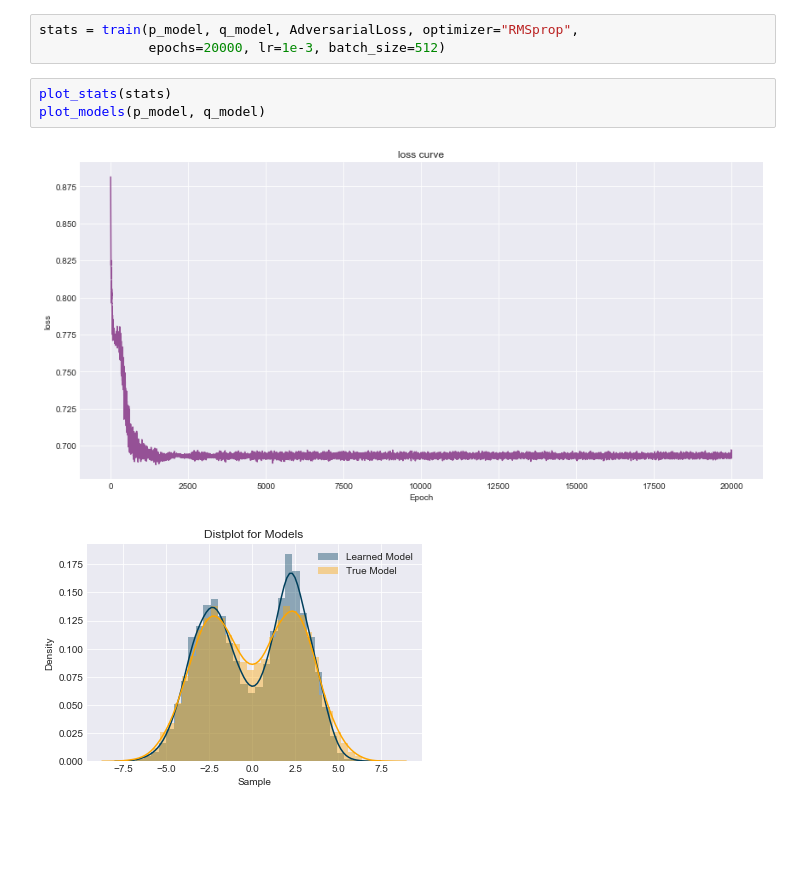
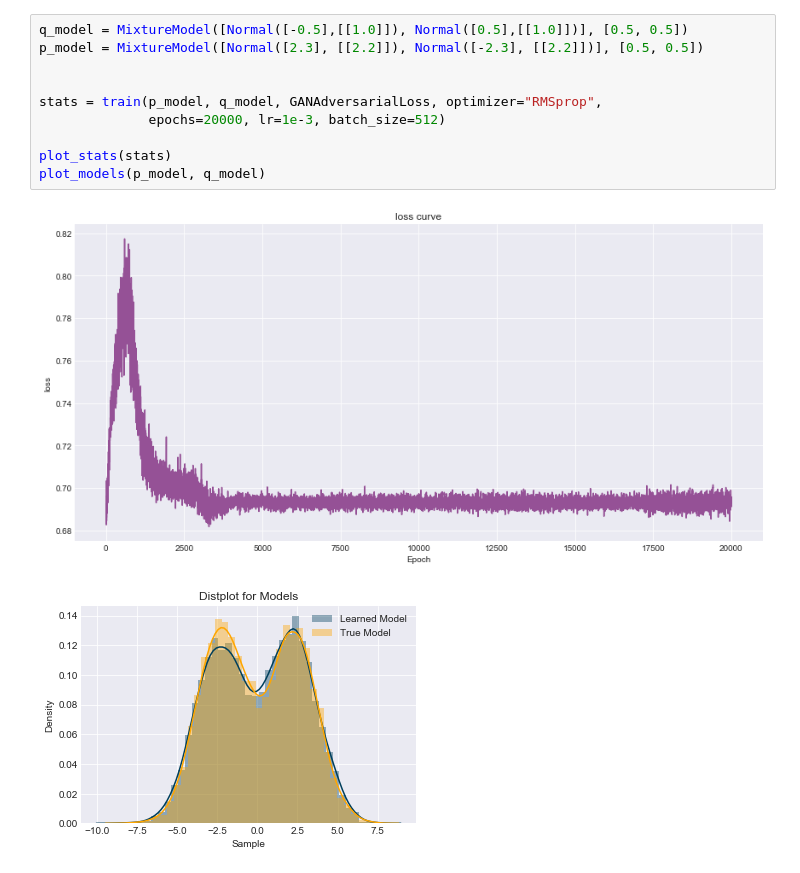
Before and after one commit to nextBillyonair/DPM, a Jupyter notebook: AdversarialLoss.ipynb, the cells around one changed output. Cells and saved outputs as stored; diff of their text form; blank space fills up the shorter version.

```diff
--- a/AdversarialLoss.ipynb
+++ b/AdversarialLoss.ipynb
@@ -50,9 +19,13 @@ plot_models(p_model, q_model)
-# %%
-stats = train(p_model, q_model, AdversarialLoss, optimizer="RMSprop",
-              epochs=20000, lr=1e-3, batch_size=512)
-# %%
-plot_stats(stats)
-plot_models(p_model, q_model)
-# %% [output]
-[figure, removed]
-[figure, removed]
+# %%
+q_model = MixtureModel([Normal([-0.5],[[1.0]]), Normal([0.5],[[1.0]])], [0.5, 0.5])
+p_model = MixtureModel([Normal([2.3], [[2.2]]), Normal([-2.3], [[2.2]])], [0.5, 0.5])
+
+
+stats = train(p_model, q_model, GANAdversarialLoss, optimizer="RMSprop",
+              epochs=20000, lr=1e-3, batch_size=512)
+
+plot_stats(stats)
+plot_models(p_model, q_model)
+# %% [output]
+[figure, added]
+[figure, added]
```
Also changed, not shown: parts of 7 cells of this notebook, 1 other file.
